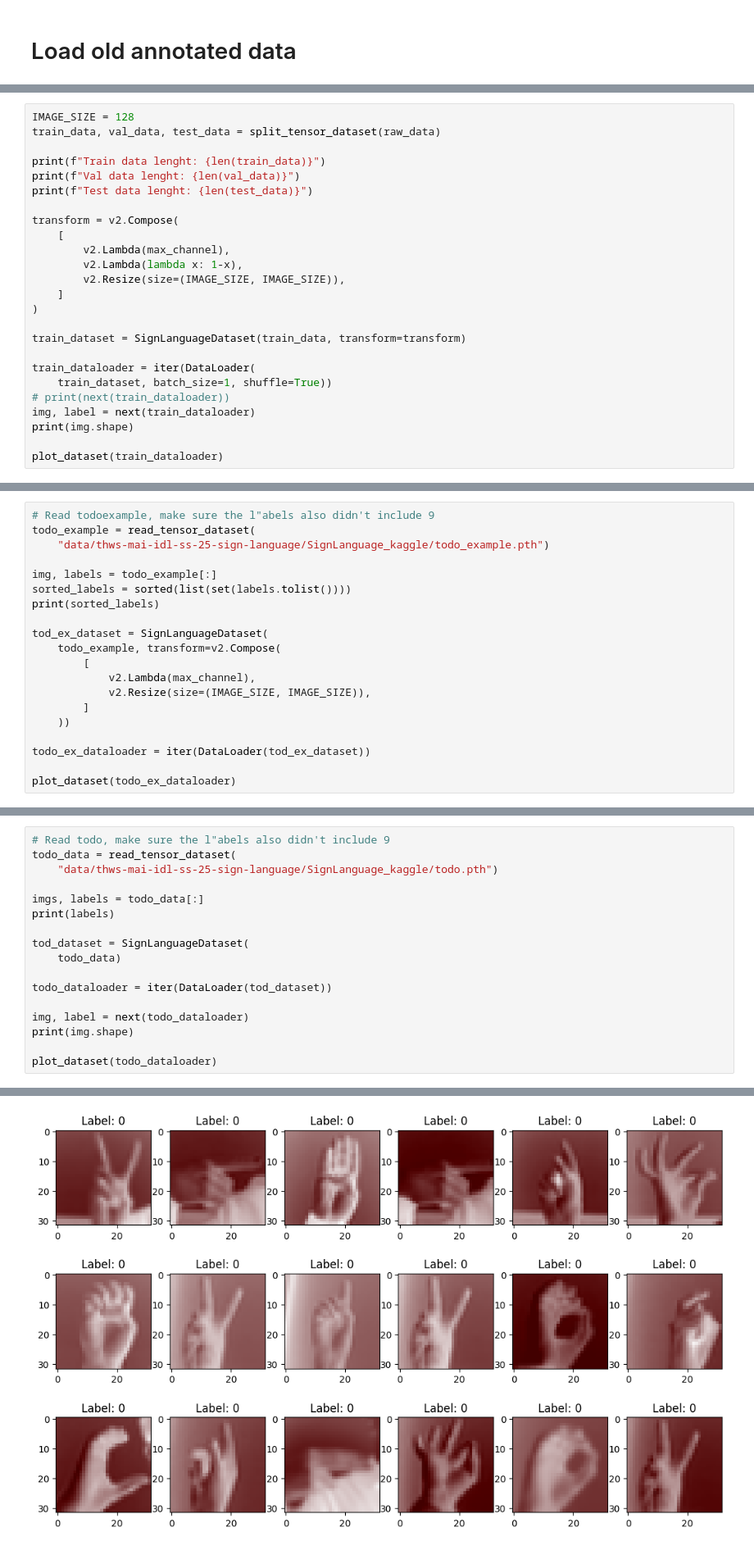
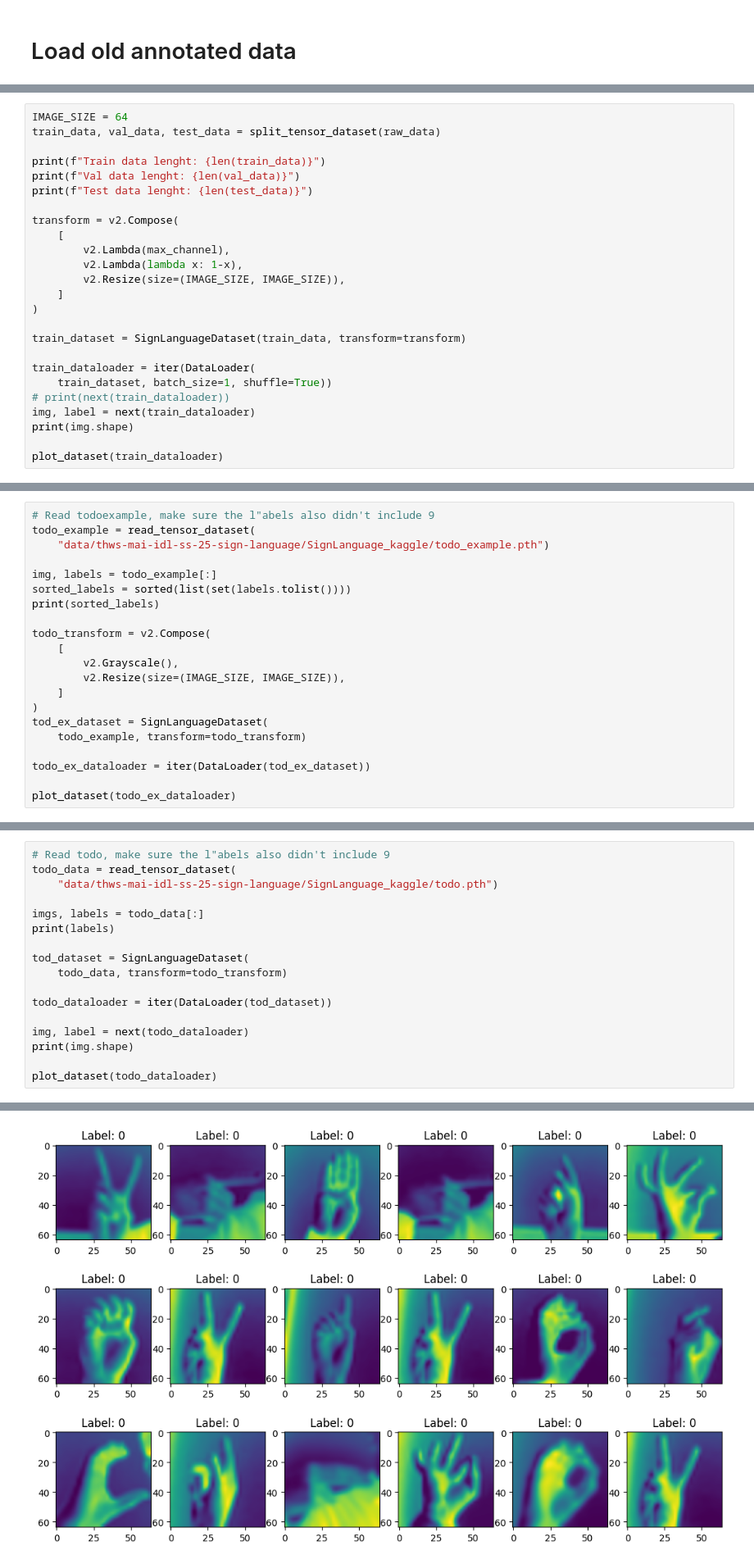
Before and after one commit to Horizon-42/sign_languages, a Jupyter notebook: data_explore.ipynb, the cells around one changed output, grey strips where cells are left out. Shown at 82% size. Drawn from its saved outputs; the diff is of its cells as text.

Commit message:
update test transform

```diff
--- a/data_explore.ipynb
+++ b/data_explore.ipynb
@@ -20,7 +20,7 @@ plot_dataset(raw_data)
 # %% [output]
 [figure]
 # %%
-IMAGE_SIZE = 128
+IMAGE_SIZE = 64
 train_data, val_data, test_data = split_tensor_dataset(raw_data)
 
 print(f"Train data lenght: {len(train_data)}")
@@ -59,13 +59,14 @@ img, labels = todo_example[:]
 sorted_labels = sorted(list(set(labels.tolist())))
 print(sorted_labels)
 
+todo_transform = v2.Compose(
+    [
+        v2.Grayscale(),
+        v2.Resize(size=(IMAGE_SIZE, IMAGE_SIZE)),
+    ]
+)
 tod_ex_dataset = SignLanguageDataset(
-    todo_example, transform=v2.Compose(
-        [
-            v2.Lambda(max_channel),
-            v2.Resize(size=(IMAGE_SIZE, IMAGE_SIZE)),
-        ]
-    ))
+    todo_example, transform=todo_transform)
 
 todo_ex_dataloader = iter(DataLoader(tod_ex_dataset))
 
@@ -82,7 +83,7 @@ imgs, labels = todo_data[:]
 print(labels)
 
 tod_dataset = SignLanguageDataset(
-    todo_data)
+    todo_data, transform=todo_transform)
 
 todo_dataloader = iter(DataLoader(tod_dataset))
 
@@ -96,4 +97,4 @@ torch.Size([1, 3, 32, 32])
-[figure, old version]
+[figure, new version]
 # %% [markdown]
 # Compute normalize parameter
 # %%
```
Also changed, not shown: parts of 5 cells of this notebook, 2 other files.
